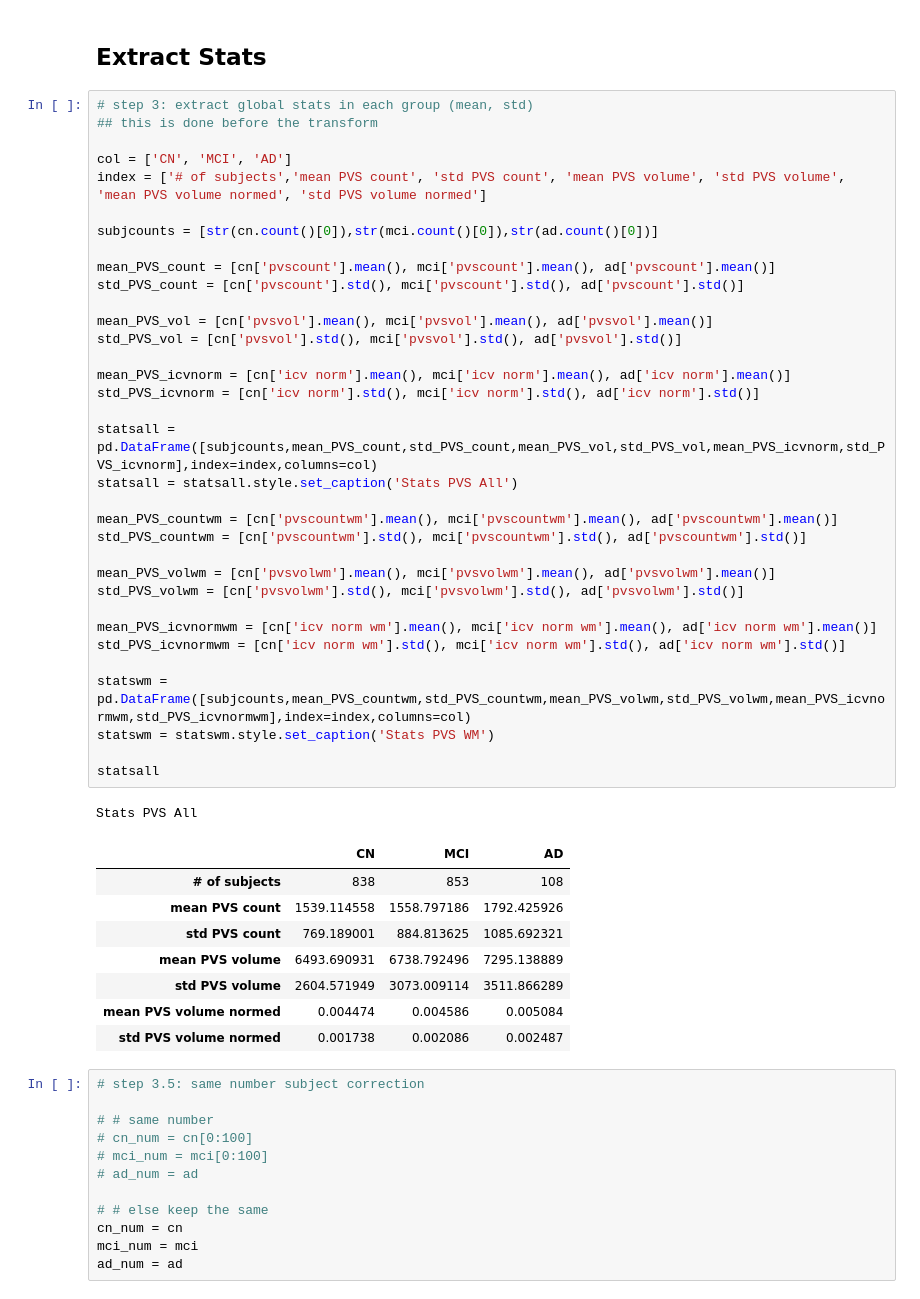
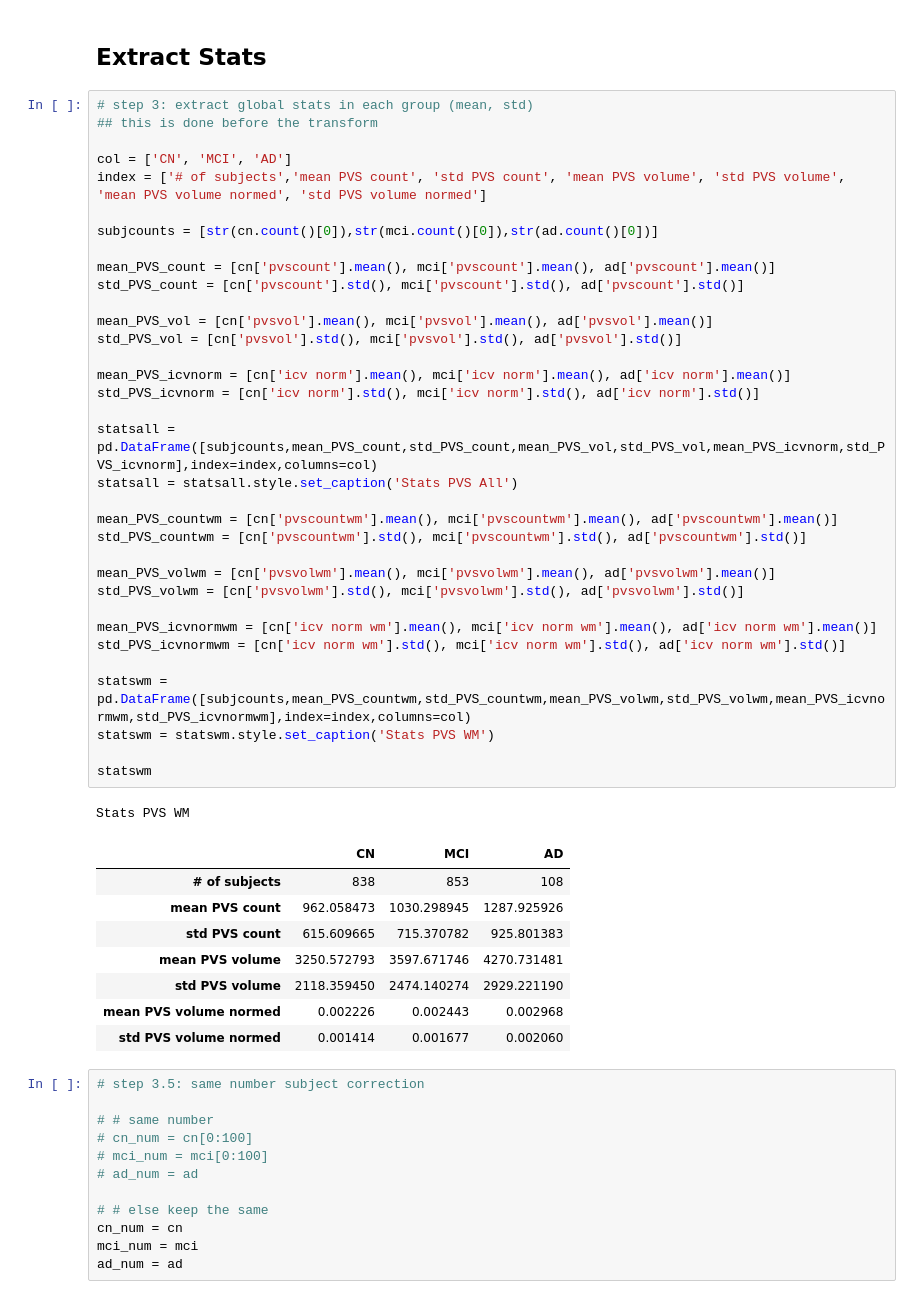
Before and after one commit to cind/pijp-frangi, a Jupyter notebook: pijp_frangi/stat_analysis.ipynb, the cells around one changed output. Cells and saved outputs as stored; diff of their text form.

```diff
--- a/pijp_frangi/stat_analysis.ipynb
+++ b/pijp_frangi/stat_analysis.ipynb
@@ -212,41 +212,41 @@ index = ['# of subjects','mean PVS count', 'std PVS count', 'mean PVS volume', '
 
 subjcounts = [str(cn.count()[0]),str(mci.count()[0]),str(ad.count()[0])]
 
 mean_PVS_count = [cn['pvscount'].mean(), mci['pvscount'].mean(), ad['pvscount'].mean()]
 std_PVS_count = [cn['pvscount'].std(), mci['pvscount'].std(), ad['pvscount'].std()]
 
 mean_PVS_vol = [cn['pvsvol'].mean(), mci['pvsvol'].mean(), ad['pvsvol'].mean()]
 std_PVS_vol = [cn['pvsvol'].std(), mci['pvsvol'].std(), ad['pvsvol'].std()]
 
 mean_PVS_icvnorm = [cn['icv norm'].mean(), mci['icv norm'].mean(), ad['icv norm'].mean()]
 std_PVS_icvnorm = [cn['icv norm'].std(), mci['icv norm'].std(), ad['icv norm'].std()]
 
 statsall = pd.DataFrame([subjcounts,mean_PVS_count,std_PVS_count,mean_PVS_vol,std_PVS_vol,mean_PVS_icvnorm,std_PVS_icvnorm],index=index,columns=col)
 statsall = statsall.style.set_caption('Stats PVS All')
 
 mean_PVS_countwm = [cn['pvscountwm'].mean(), mci['pvscountwm'].mean(), ad['pvscountwm'].mean()]
 std_PVS_countwm = [cn['pvscountwm'].std(), mci['pvscountwm'].std(), ad['pvscountwm'].std()]
 
 mean_PVS_volwm = [cn['pvsvolwm'].mean(), mci['pvsvolwm'].mean(), ad['pvsvolwm'].mean()]
 std_PVS_volwm = [cn['pvsvolwm'].std(), mci['pvsvolwm'].std(), ad['pvsvolwm'].std()]
 
 mean_PVS_icvnormwm = [cn['icv norm wm'].mean(), mci['icv norm wm'].mean(), ad['icv norm wm'].mean()]
 std_PVS_icvnormwm = [cn['icv norm wm'].std(), mci['icv norm wm'].std(), ad['icv norm wm'].std()]
 
 statswm = pd.DataFrame([subjcounts,mean_PVS_countwm,std_PVS_countwm,mean_PVS_volwm,std_PVS_volwm,mean_PVS_icvnormwm,std_PVS_icvnormwm],index=index,columns=col)
 statswm = statswm.style.set_caption('Stats PVS WM')
 
-statsall
+statswm
 # %% [output]
-Stats PVS All
+Stats PVS WM
 |  | CN | MCI | AD |
 | # of subjects | 838 | 853 | 108 |
-| mean PVS count | 1539.114558 | 1558.797186 | 1792.425926 |
-| std PVS count | 769.189001 | 884.813625 | 1085.692321 |
-| mean PVS volume | 6493.690931 | 6738.792496 | 7295.138889 |
-| std PVS volume | 2604.571949 | 3073.009114 | 3511.866289 |
-| mean PVS volume normed | 0.004474 | 0.004586 | 0.005084 |
-| std PVS volume normed | 0.001738 | 0.002086 | 0.002487 |
+| mean PVS count | 962.058473 | 1030.298945 | 1287.925926 |
+| std PVS count | 615.609665 | 715.370782 | 925.801383 |
+| mean PVS volume | 3250.572793 | 3597.671746 | 4270.731481 |
+| std PVS volume | 2118.359450 | 2474.140274 | 2929.221190 |
+| mean PVS volume normed | 0.002226 | 0.002443 | 0.002968 |
+| std PVS volume normed | 0.001414 | 0.001677 | 0.002060 |
 # %%
 # step 3.5: same number subject correction
 
```
Also changed, not shown: parts of 3 cells of this notebook, 4 other files.
